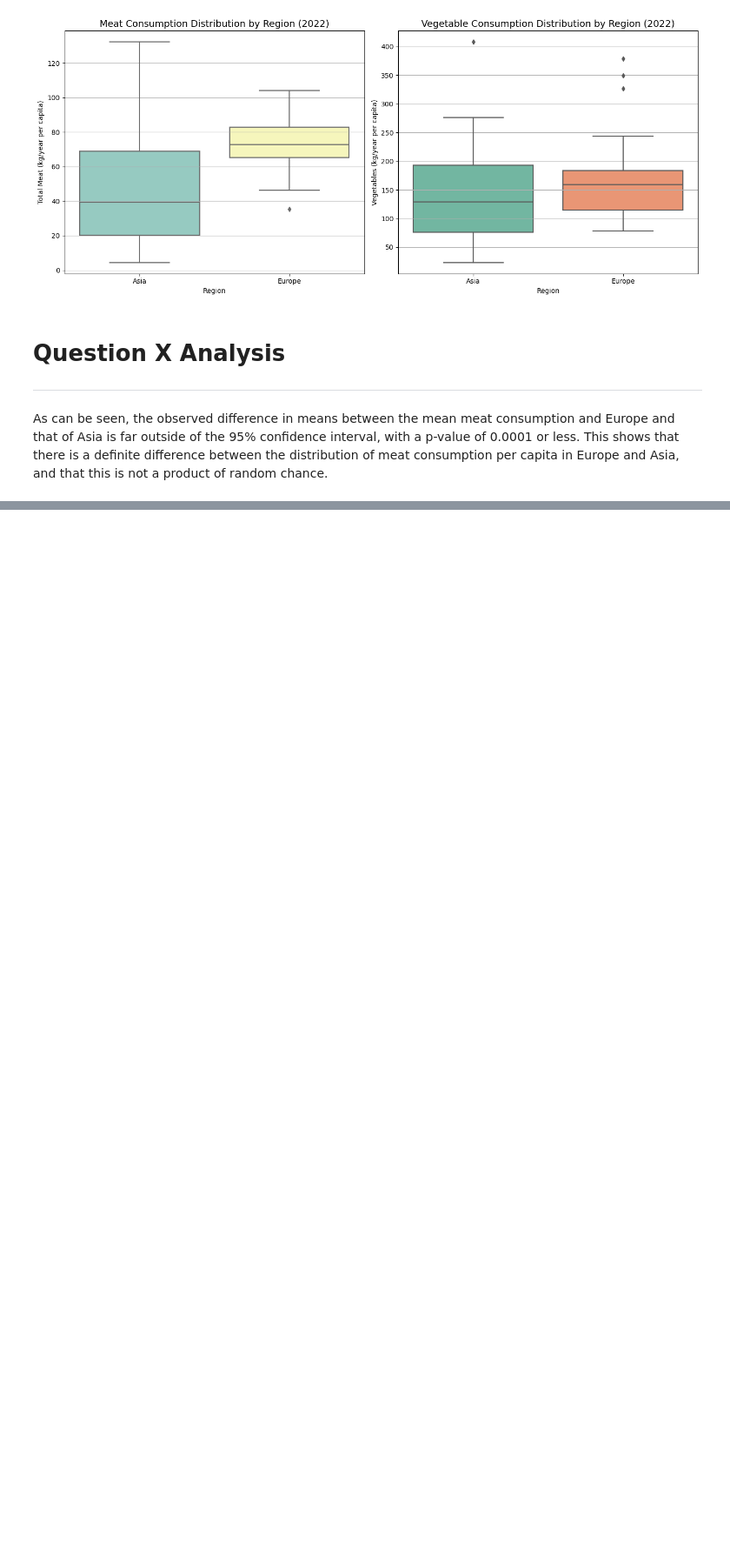
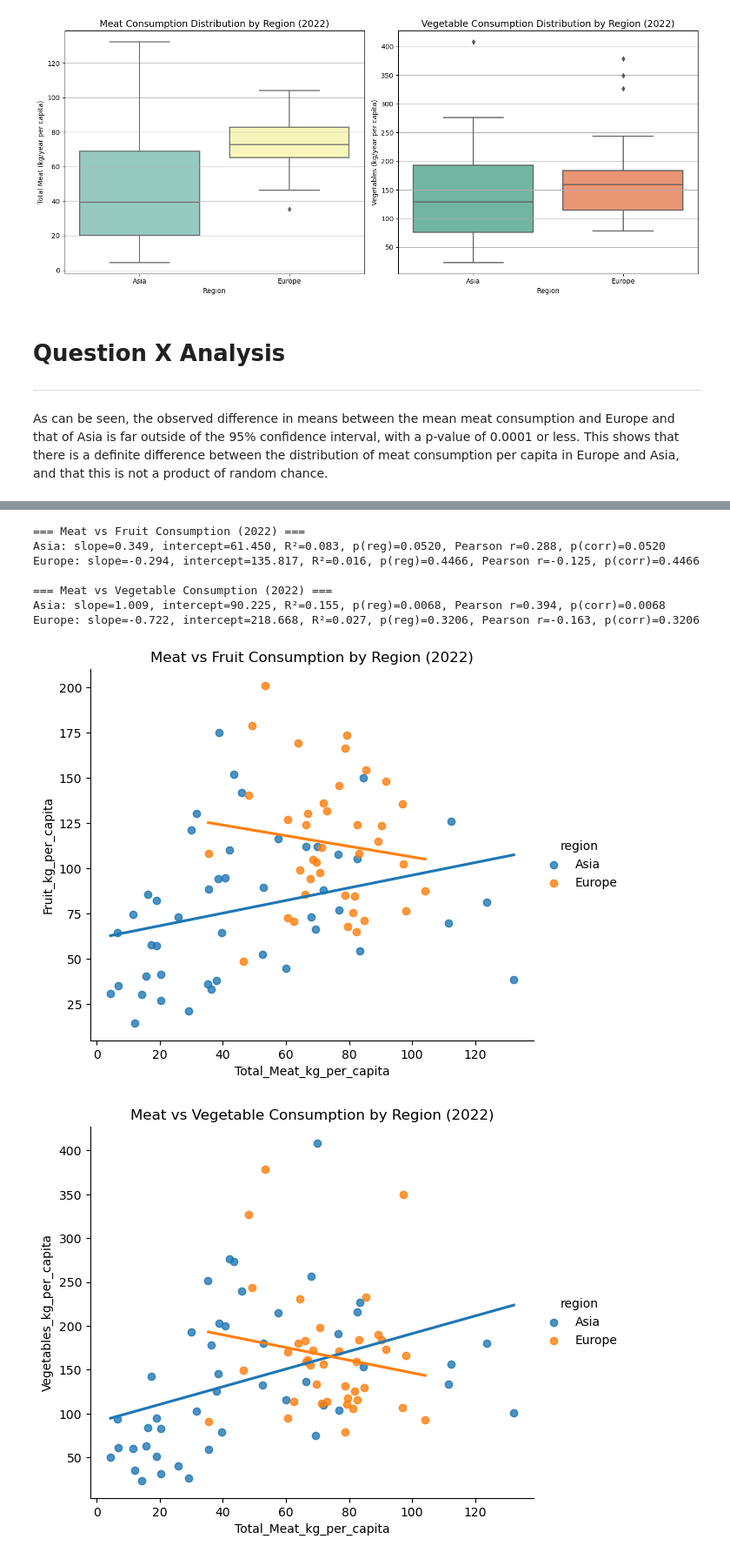
Before and after one commit to Tako870/tddm-ca, a Jupyter notebook: CA.ipynb, the cells around one changed output, grey strips where cells are left out. Shown at 87% size. Drawn from its saved outputs; the diff is of its cells as text; code cells hidden in the pictures; blank space fills up the shorter version.

Commit message:
Linear regression by yours truly

```diff
--- a/CA.ipynb
+++ b/CA.ipynb
@@ -400,0 +405,77 @@ As can be seen, the observed difference in means between the mean meat consumpti
+# %%
+
+
+# ----- LOAD YOUR CLEAN DATA -----
+df = merged_2022.copy()
+
+# Ensure only Asia & Europe remain (optional safeguard)
+df = df[df['region'].isin(['Asia', 'Europe'])]
+
+# ----- FUNCTION: Regression + Correlation -----
+def regression_and_correlation_by_region(df, y_var):
+    results = {}
+    for region in ['Asia', 'Europe']:
+        subset = df[df['region'] == region]
+
+        # Pearson correlation
+        pearson_r, pearson_p = stats.pearsonr(
+            subset['Total_Meat_kg_per_capita'], subset[y_var]
+        )
+
+        # Linear regression
+        slope, intercept, r_value, p_value, std_err = stats.linregress(
+            subset['Total_Meat_kg_per_capita'], subset[y_var]
+        )
+
+        results[region] = {
+            'slope': slope,
+            'intercept': intercept,
+            'R² (regression)': r_value**2,
+            'p-value (regression)': p_value,
+            'Pearson r': pearson_r,
+            'p-value (correlation)': pearson_p
+        }
+    return results
+
+# ----- FRUIT -----
+fruit_results = regression_and_correlation_by_region(df, 'Fruit_kg_per_capita')
+print("\n=== Meat vs Fruit Consumption (2022) ===")
+for region, res in fruit_results.items():
+    print(f"{region}: slope={res['slope']:.3f}, intercept={res['intercept']:.3f}, "
+          f"R²={res['R² (regression)']:.3f}, p(reg)={res['p-value (regression)']:.4f}, "
+          f"Pearson r={res['Pearson r']:.3f}, p(corr)={res['p-value (correlation)']:.4f}")
+
+# ----- VEGETABLES -----
+veg_results = regression_and_correlation_by_region(df, 'Vegetables_kg_per_capita')
+print("\n=== Meat vs Vegetable Consumption (2022) ===")
+for region, res in veg_results.items():
+    print(f"{region}: slope={res['slope']:.3f}, intercept={res['intercept']:.3f}, "
+          f"R²={res['R² (regression)']:.3f}, p(reg)={res['p-value (regression)']:.4f}, "
+          f"Pearson r={res['Pearson r']:.3f}, p(corr)={res['p-value (correlation)']:.4f}")
+
+# ----- VISUALISATIONS -----
+# Fruit plot
+sns.lmplot(
+    x='Total_Meat_kg_per_capita', y='Fruit_kg_per_capita',
+    hue='region', data=df, height=5, aspect=1.2, ci=None
+)
+plt.title('Meat vs Fruit Consumption by Region (2022)')
+plt.show()
+
+# Vegetable plot
+sns.lmplot(
+    x='Total_Meat_kg_per_capita', y='Vegetables_kg_per_capita',
+    hue='region', data=df, height=5, aspect=1.2, ci=None
+)
+plt.title('Meat vs Vegetable Consumption by Region (2022)')
+plt.show()
+# %% [output]
+=== Meat vs Fruit Consumption (2022) ===
+Asia: slope=0.349, intercept=61.450, R²=0.083, p(reg)=0.0520, Pearson r=0.288, p(corr)=0.0520
+Europe: slope=-0.294, intercept=135.817, R²=0.016, p(reg)=0.4466, Pearson r=-0.125, p(corr)=0.4466
+
+=== Meat vs Vegetable Consumption (2022) ===
+Asia: slope=1.009, intercept=90.225, R²=0.155, p(reg)=0.0068, Pearson r=0.394, p(corr)=0.0068
+Europe: slope=-0.722, intercept=218.668, R²=0.027, p(reg)=0.3206, Pearson r=-0.163, p(corr)=0.3206
+[figure, added]
+[figure, added]
```
Also changed, not shown: parts of 4 cells of this notebook.
